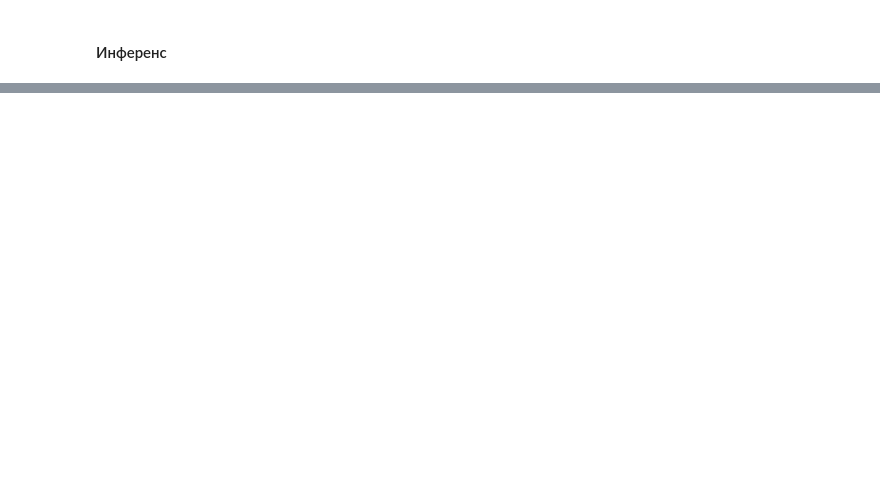
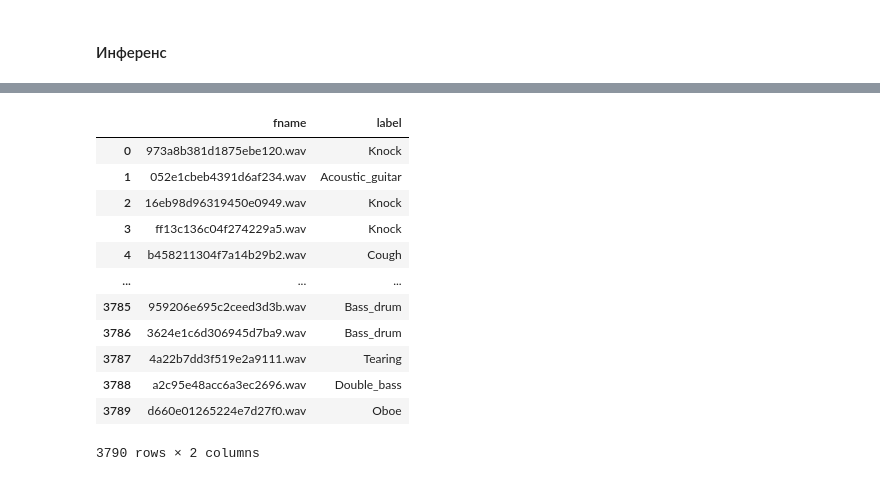
Before and after one commit to DanekDanka/audio_analytics, a Jupyter notebook: zubakov_lab4_transformer.ipynb, the cells around one changed output, grey strips where cells are left out. Saved outputs shown, nothing was run; the diff lists cells and outputs as text; code cells hidden in the pictures; blank space fills up the shorter version.

```diff
--- a/zubakov_lab4_transformer.ipynb
+++ b/zubakov_lab4_transformer.ipynb
@@ -681,18 +760,26 @@ net = DcaseNet()
 # %%
 optimizer = config.optimizer(net.parameters(), lr=config.learning_rate, weight_decay=config.weight_decay)
 criterion = config.criterion()
+scheduler = torch.optim.lr_scheduler.MultiStepLR(optimizer, milestones=[2,3,4,6,8], gamma=0.5)
 
 def score_fn(y_true, y_pred):
     return f1_score(y_true, y_pred, average="weighted", zero_division=0)
 # %%
-accelerator = Accelerator(
-    gradient_accumulation_steps=config.gradient_accumulation_steps,
-    #cpu=True,
-)
+#accelerator = Accelerator(
+#    gradient_accumulation_steps=config.gradient_accumulation_steps,
+#)
 
-net, optimizer, train_dataloader = accelerator.prepare(
-    net, optimizer, train_dataloader
-)
+#net, optimizer, train_dataloader, scheduler = accelerator.prepare(
+#    net, optimizer, train_dataloader, scheduler
+#)
+# %%
+accelerator = Accelerator(
+    gradient_accumulation_steps=config.gradient_accumulation_steps,
+)
+
+train_dataloader = accelerator.prepare(
+    train_dataloader
+)
 # %% [markdown]
 #### Обучение
 # %%
@@ -718,7 +805,6 @@ for epoch in range(config.epochs):
 
     with torch.set_grad_enabled(True):
         for inputs, targets in train_dataloader:
-            print("step")
             with accelerator.accumulate(net):
                 outputs = net(inputs)
                 loss = criterion(outputs, targets)
@@ -730,6 +816,8 @@ for epoch in range(config.epochs):
                 accelerator.backward(loss)
                 optimizer.step()
                 optimizer.zero_grad()
+
+    scheduler.step()
 
     y_true = torch.hstack(true_labels).numpy(force=True)
     y_pred = torch.hstack(predictions).numpy(force=True)
@@ -840,13 +916,27 @@ print(f"Total execution time: {(time.time() - start_time):.2f} seconds")
 # %%
 dcase_test["target"] = predictions
 
 result = dcase_test.apply(
     lambda row: pd.Series(
         [ row["fname"], events[row["target"]] ],
         index=["fname", "label"],
     ),
     axis=1,
 )
 
-result.to_csv("vgg16_bn.csv", index=False)
+result.to_csv("transformer_simple_aug_mixin.csv", index=False)
 result
+# %% [output]
+|  | fname | label |
+| 0 | 973a8b381d1875ebe120.wav | Knock |
+| 1 | 052e1cbeb4391d6af234.wav | Acoustic_guitar |
+| 2 | 16eb98d96319450e0949.wav | Knock |
+| 3 | ff13c136c04f274229a5.wav | Knock |
+| 4 | b458211304f7a14b29b2.wav | Cough |
+| ... | ... | ... |
+| 3785 | 959206e695c2ceed3d3b.wav | Bass_drum |
+| 3786 | 3624e1c6d306945d7ba9.wav | Bass_drum |
+| 3787 | 4a22b7dd3f519e2a9111.wav | Tearing |
+| 3788 | a2c95e48acc6a3ec2696.wav | Double_bass |
+| 3789 | d660e01265224e7d27f0.wav | Oboe |
+3790 rows × 2 columns
```
Also changed, not shown: parts of 26 cells of this notebook.
